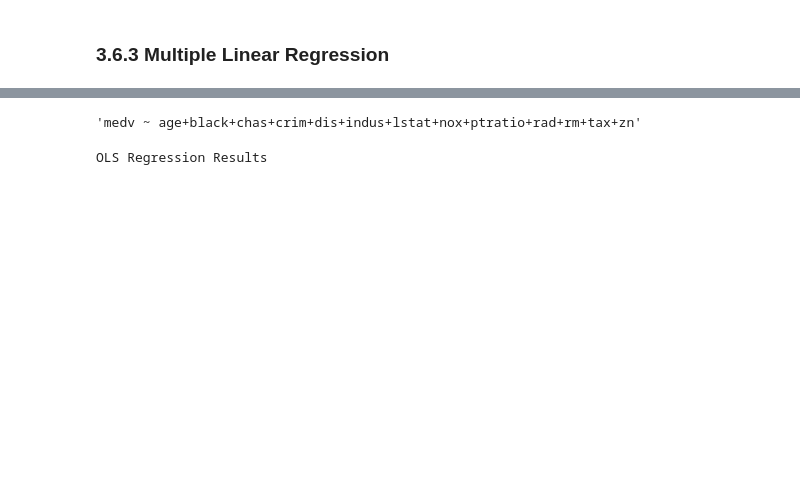
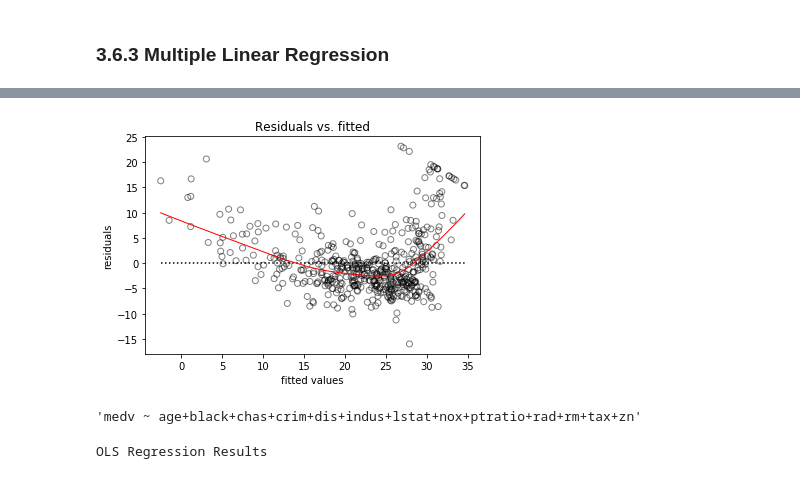
Before and after one commit to joswoo/pattern-recognition, a Jupyter notebook: lab3.ipynb, the cells around one changed output, grey strips where cells are left out. Drawn from its saved outputs; the diff is of its cells as text; code cells hidden in the pictures; blank space fills up the shorter version.

```diff
--- a/lab3.ipynb
+++ b/lab3.ipynb
@@ -146,6 +217,11 @@ OLS Regression Results
 | Prob(Omnibus): | 0.000 | Jarque-Bera (JB): | 244.026 |
 | Skew: | 1.362 | Prob(JB): | 1.02e-53 |
 | Kurtosis: | 5.038 | Cond. No. | 201. |
+# %%
+# check residual plot
+plotResidue(lm_fit.predict(), lm_fit.resid)  # this function is defined above
+# %% [output]
+[figure, added]
 # %%
 # Use all but medv as predictors  (. keyword does not work in statsmodels)
 columns_selected = "+".join(Boston.columns.difference(["medv"]))
```
Also changed, not shown: parts of 14 cells of this notebook.
